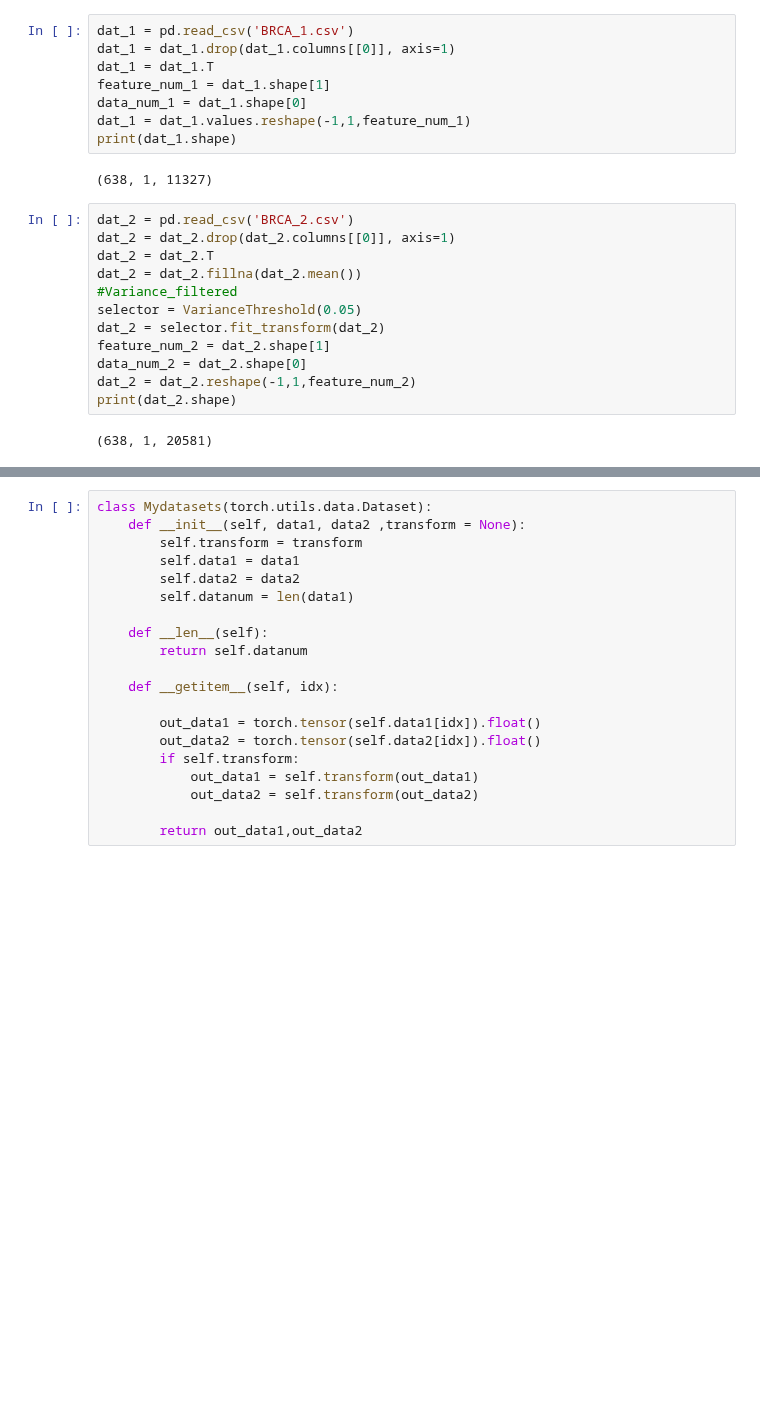
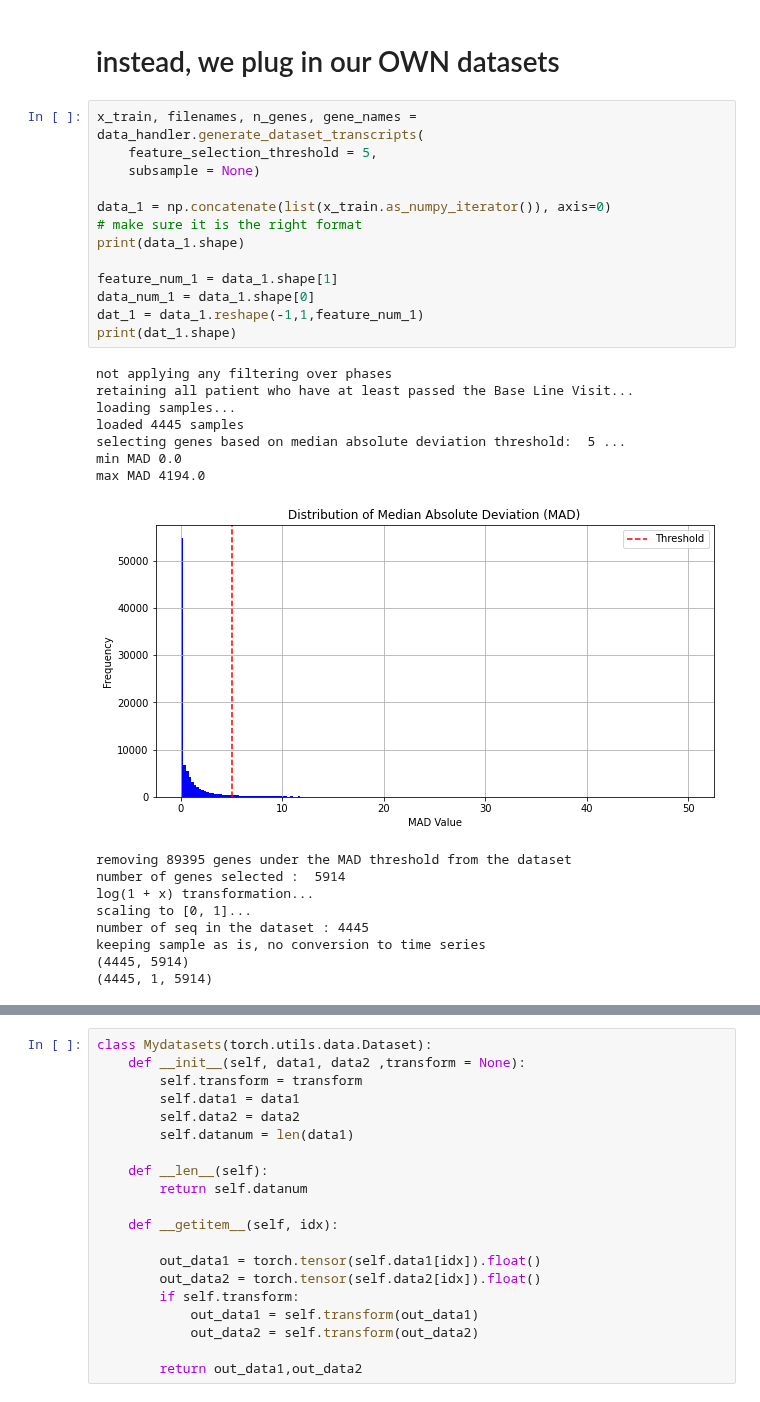
Before and after one commit to aygalic/biosequence_encoding, a Jupyter notebook: external_aproach/VQ-VAE-2_parkinson.ipynb, the cells around one changed output, grey strips where cells are left out. Saved outputs shown, nothing was run; the diff lists cells and outputs as text; blank space fills up the shorter version.

Commit message:
implemented VQ_VAE_2 for full parkinson dataset
Added sorting to the dataset generation to have consitant matching between the two

```diff
--- a/external_aproach/VQ-VAE-2_parkinson.ipynb
+++ b/external_aproach/VQ-VAE-2_parkinson.ipynb
@@ -46,24 +61,32 @@ from sklearn.preprocessing import StandardScaler
-# %%
-dat_1 = pd.read_csv('BRCA_1.csv')
-dat_1 = dat_1.drop(dat_1.columns[[0]], axis=1)
-dat_1 = dat_1.T
-feature_num_1 = dat_1.shape[1]
-data_num_1 = dat_1.shape[0]
-dat_1 = dat_1.values.reshape(-1,1,feature_num_1)
-print(dat_1.shape)
-# %% [output]
-(638, 1, 11327)
-# %%
-dat_2 = pd.read_csv('BRCA_2.csv')
-dat_2 = dat_2.drop(dat_2.columns[[0]], axis=1)
-dat_2 = dat_2.T
-dat_2 = dat_2.fillna(dat_2.mean())
-#Variance_filtered
-selector = VarianceThreshold(0.05)
-dat_2 = selector.fit_transform(dat_2)
-feature_num_2 = dat_2.shape[1]
-data_num_2 = dat_2.shape[0]
-dat_2 = dat_2.reshape(-1,1,feature_num_2)
-print(dat_2.shape)
-# %% [output]
-(638, 1, 20581)
+# %% [markdown]
+# instead, we plug in our OWN datasets
+# %%
+x_train, filenames, n_genes, gene_names = data_handler.generate_dataset_transcripts(
+    feature_selection_threshold = 5,
+    subsample = None)
+
+data_1 = np.concatenate(list(x_train.as_numpy_iterator()), axis=0)
+# make sure it is the right format
+print(data_1.shape)
+
+feature_num_1 = data_1.shape[1]
+data_num_1 = data_1.shape[0]
+dat_1 = data_1.reshape(-1,1,feature_num_1)
+print(dat_1.shape)
+# %% [output]
+not applying any filtering over phases
+retaining all patient who have at least passed the Base Line Visit...
+loading samples...
+loaded 4445 samples
+selecting genes based on median absolute deviation threshold:  5 ...
+min MAD 0.0
+max MAD 4194.0
+[figure, added]
+removing 89395 genes under the MAD threshold from the dataset
+number of genes selected :  5914
+log(1 + x) transformation...
+scaling to [0, 1]...
+number of seq in the dataset : 4445
+keeping sample as is, no conversion to time series
+(4445, 5914)
+(4445, 1, 5914)
```
Also changed, not shown: parts of 18 cells of this notebook, 2 other files.
